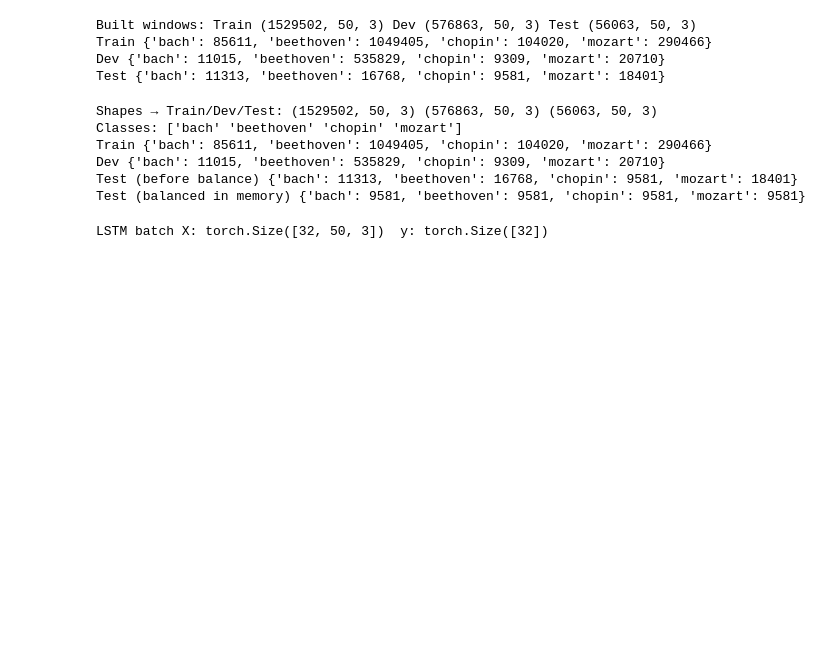
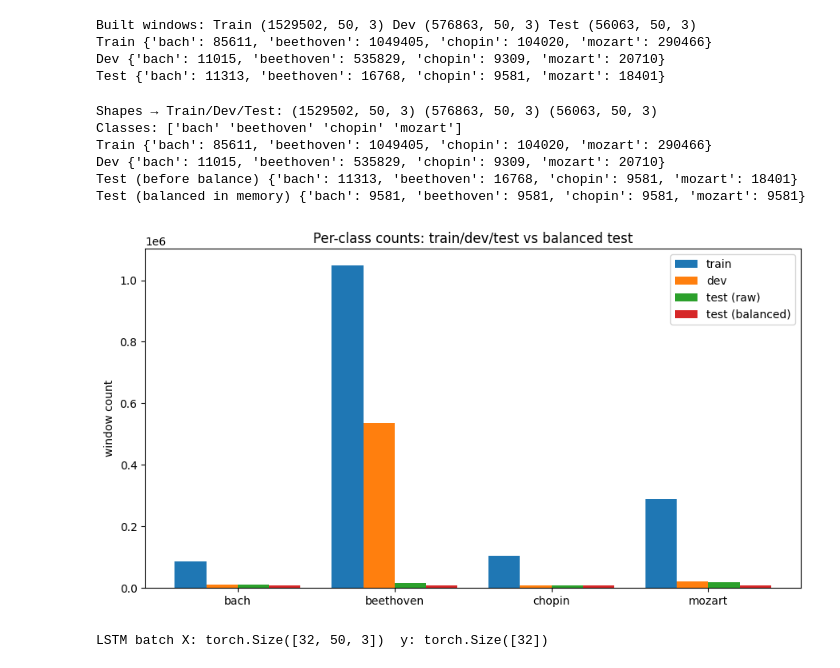
Before and after one commit to Kvnhooman/AAI511_Final_Project_8, a Jupyter notebook: notebooks/MERGED.ipynb, the cells around one changed output. Cells and saved outputs as stored; diff of their text form; code cells hidden in the pictures; blank space fills up the shorter version.

```diff
--- a/notebooks/MERGED.ipynb
+++ b/notebooks/MERGED.ipynb
@@ -262,6 +265,35 @@ Train {'bach': 85611, 'beethoven': 1049405, 'chopin': 104020, 'mozart': 290466}
 Dev {'bach': 11015, 'beethoven': 535829, 'chopin': 9309, 'mozart': 20710}
 Test (before balance) {'bach': 11313, 'beethoven': 16768, 'chopin': 9581, 'mozart': 18401}
 Test (balanced in memory) {'bach': 9581, 'beethoven': 9581, 'chopin': 9581, 'mozart': 9581}
+# %%
+# 7-a
+# Class counts for Train/Dev/Test before & after balancing
+names = list(le.classes_)
+idxs  = np.arange(len(names))
+
+def counts_vec(y):
+    c = Counter(y.tolist())
+    return np.array([c.get(i,0) for i in range(len(names))], dtype=np.int64)
+
+train_counts = counts_vec(y_train)
+dev_counts   = counts_vec(y_dev)
+test_counts  = counts_vec(y_test)
+testb_counts = counts_vec(y_test_bal)
+
+plt.figure(figsize=(9,5))
+w = 0.2
+plt.bar(idxs - 1.5*w, train_counts, width=w, label="train")
+plt.bar(idxs - 0.5*w, dev_counts,   width=w, label="dev")
+plt.bar(idxs + 0.5*w, test_counts,  width=w, label="test (raw)")
+plt.bar(idxs + 1.5*w, testb_counts, width=w, label="test (balanced)")
+plt.xticks(idxs, names, rotation=0)
+plt.ylabel("window count")
+plt.title("Per-class counts: train/dev/test vs balanced test")
+plt.legend()
+plt.tight_layout()
+plt.show()
+# %% [output]
+[figure, added]
 # %%
 # 8
 # Convert to tensors
```
Also changed, not shown: parts of 2 cells of this notebook.
